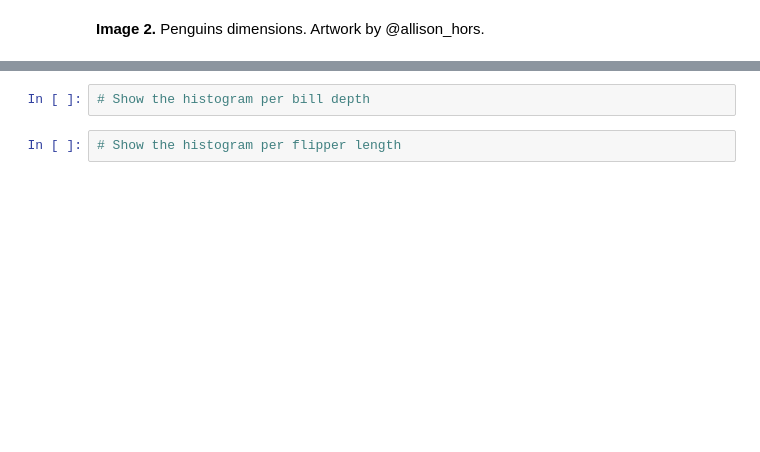
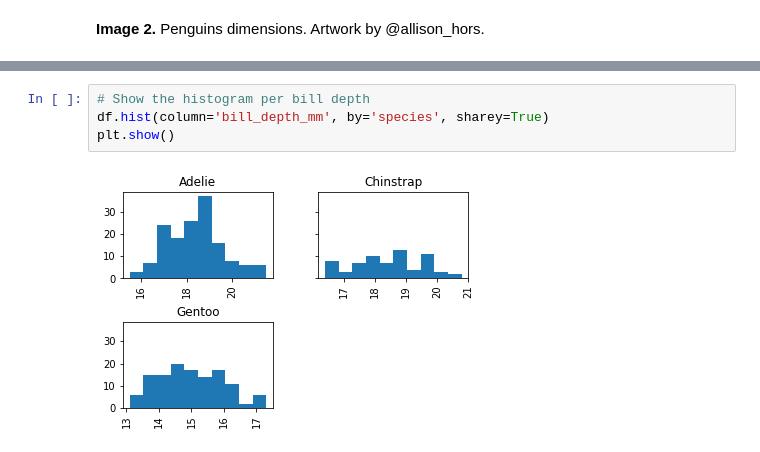
Before and after one commit to Eduardo-Coyto/ML-UTEC-4Geeks, a Jupyter notebook: Palmer_Penguins_Analysis copy.ipynb, the cells around one changed output, grey strips where cells are left out. Drawn from its saved outputs; the diff is of its cells as text; blank space fills up the shorter version.

```diff
--- a/Palmer_Penguins_Analysis copy.ipynb
+++ b/Palmer_Penguins_Analysis copy.ipynb
@@ -39,6 +162,8 @@ df = pd.read_csv(url)
 # %%
 # Show the histogram per bill depth
+df.hist(column='bill_depth_mm', by='species', sharey=True)
+plt.show()
+# %% [output]
+[figure, added]
-# %%
-# Show the histogram per flipper length
 # %%
 # Show a boxplot of body mass per species
```
Also changed, not shown: parts of 23 cells of this notebook.
